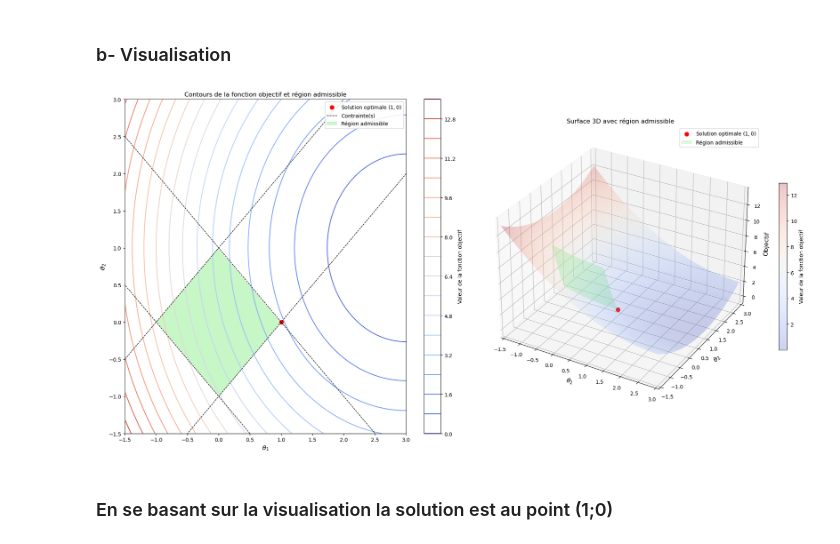
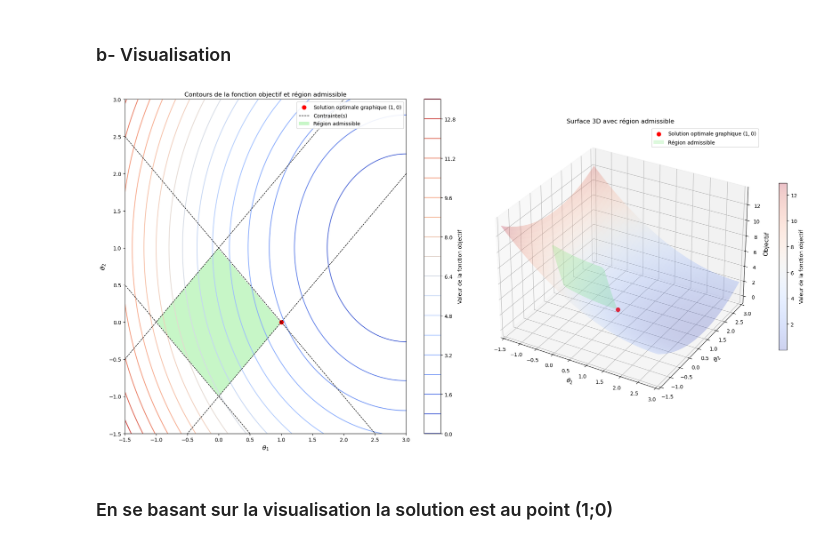
Before and after one commit to LittleDarkBug/optimisation-svm, a Jupyter notebook: SOSSOU_Didi_Orlog_Opti_Avec_Contraintes.ipynb, the cells around one changed output. Cells and saved outputs as stored; diff of their text form; code cells hidden in the pictures.

```diff
--- a/SOSSOU_Didi_Orlog_Opti_Avec_Contraintes.ipynb
+++ b/SOSSOU_Didi_Orlog_Opti_Avec_Contraintes.ipynb
@@ -441,41 +441,41 @@ def plot_contours_exercice_section(A, b, c):
         constraint_vals = constraint_func(t1_grid, t2_grid)
         ax1.contour(t1_grid, t2_grid, constraint_vals, levels=[0], colors='k', linestyles='dashed', linewidths=1)
 
-    sol = ax1.scatter(1, 0, color='red', marker='o', s=60, label="Solution optimale $(1,0)$")
+    sol = ax1.scatter(1, 0, color='red', marker='o', s=60, label="Solution optimale graphique $(1,0)$")
     ax1.set_xlim(-1.5, 3)
     ax1.set_ylim(-1.5, 3)
     ax1.set_xlabel(r'$\theta_1$', fontsize=12)
     ax1.set_ylabel(r'$\theta_2$', fontsize=12)
     ax1.set_title("Contours de la fonction objectif et région admissible")
     contrainte_leg = Line2D([0], [0], color='k', linestyle='dashed', linewidth=1, label="Contrainte(s)")
     region_leg = Patch(facecolor='lightgreen', edgecolor='none', alpha=0.5, label="Région admissible")
     ax1.legend(handles=[sol,contrainte_leg, region_leg], loc="upper right", fontsize=10, framealpha=0.9)
 
     ax2 = fig.add_subplot(122, projection='3d')
     surf = ax2.plot_surface(t1_grid, t2_grid, objective_vals, cmap=cm.coolwarm, alpha=0.25, edgecolor='none', label="Surface de la fonction objectif")
     fig.colorbar(surf, ax=ax2, shrink=0.5, label="Valeur de la fonction objectif")
 
     # Masque pour la région admissible en 3D
     constraint_surface = np.where(constraint_mask, objective_vals, np.nan)
     const = ax2.plot_surface(t1_grid, t2_grid, constraint_surface, facecolor='lightgreen', alpha=0.4, edgecolor='none', label="Région admissible")
-    ax2.scatter(1, 0, objective_func(1, 0), color='red', marker='o', s=60, label="Solution optimale (1,0)")
+    ax2.scatter(1, 0, objective_func(1, 0), color='red', marker='o', s=60, label="Solution optimale graphique  (1,0)")
 
 
     ax2.set_xlabel(r'$\theta_1$', fontsize=12)
     ax2.set_ylabel(r'$\theta_2$', fontsize=12)
     ax2.set_zlabel('Objectif', fontsize=12)
     ax2.set_title("Surface 3D avec région admissible")
     ax2.set_xlim(-1.5, 3)
     ax2.set_ylim(-1.5, 3)
     region_leg_3d = Patch(facecolor='lightgreen', edgecolor='none', alpha=0.3, label="Région admissible")
     ax2.legend(handles=[sol,region_leg_3d], loc="upper right", fontsize=10, framealpha=0.9)
 
     plt.tight_layout()
     plt.show()
 
 plot_contours_exercice_section(A, b, c)
 # %% [output]
-[figure, old version]
+[figure, new version]
 # %% [markdown]
 ### En se basant sur la visualisation la solution est au point (1;0)
 # %% [markdown]
```
